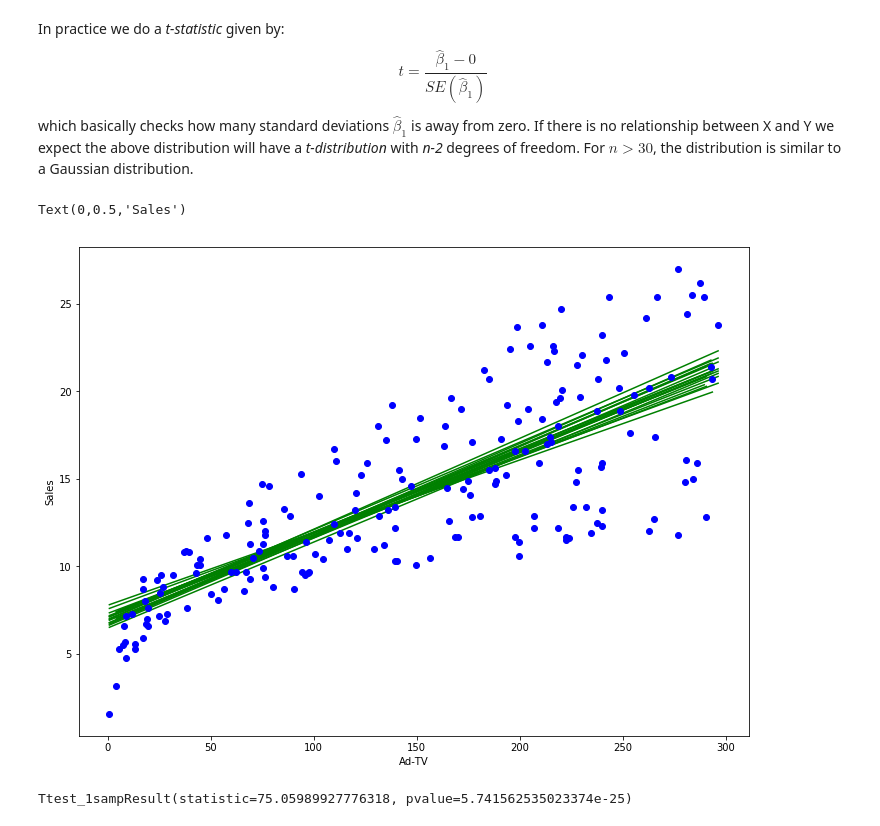
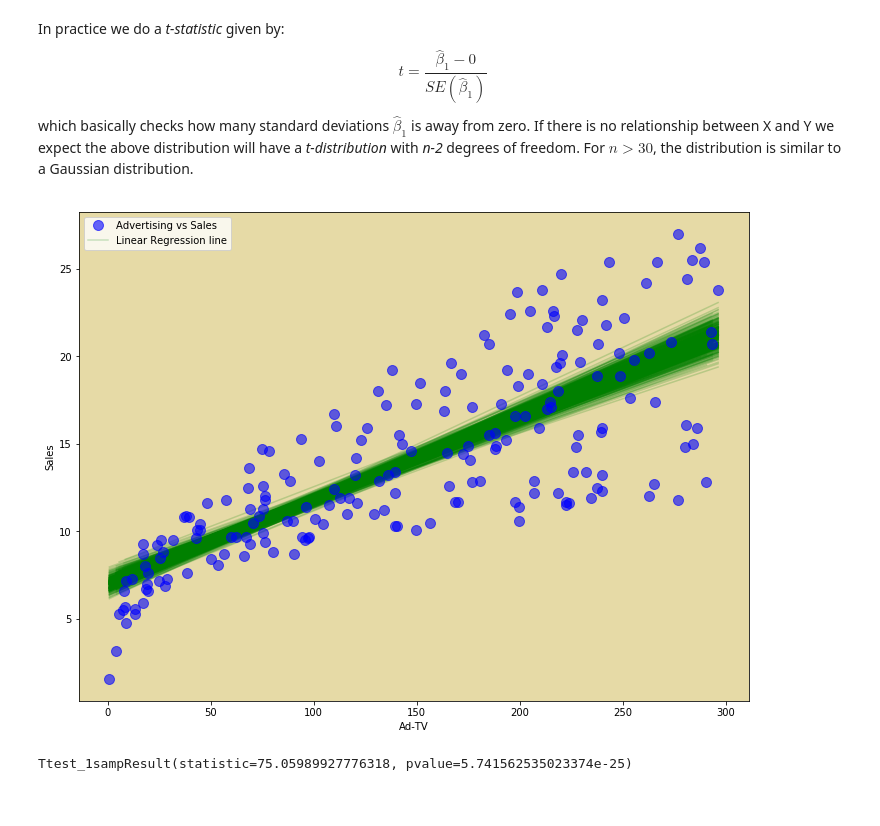
Before and after one commit to nathdipankar/Statistical-Learning, a Jupyter notebook: LinearRegression/LinearRegressionNotebook.ipynb, the cells around one changed output. Cells and saved outputs as stored; diff of their text form; code cells hidden in the pictures.

Commit message:
Graph modified

```diff
--- a/LinearRegression/LinearRegressionNotebook.ipynb
+++ b/LinearRegression/LinearRegressionNotebook.ipynb
@@ -154,27 +154,30 @@ which basically checks how many standard deviations $\hat{\beta}_1$ is away from
 # %%
 coefficient = []
 intercept = []
-plt.figure(figsize = (12,9))
-for i in range(20):
+fig, ax = plt.subplots(1, 1, figsize = (12,9))
+for i in range(500):
     linear_reg = linear_model.LinearRegression()
     random_indice = np.random.randint(0, 199, 200 )
     x_random = ad_TV[random_indice]
     y_random = sales[random_indice]
     linear_reg = linear_reg.fit(x_random, y_random)
     y_predict = linear_reg.predict(x_random)
     x_random = list(x_random)
     y_predict = list(y_predict)
     L = sorted(zip(x_random,y_predict), key=operator.itemgetter(0))
     x_sort, y_sort = zip(*L)
     coefficient.append(linear_reg.coef_[0][0])
     intercept.append(linear_reg.intercept_[0])
-    plt.plot(np.array(x_sort)[:,0], np.array(y_sort)[:,0], 'g')
-plt.plot(ad_TV, sales, 'bo', label = 'Advertising vs Sales')
-plt.xlabel('Ad-TV')
-plt.ylabel('Sales')
+    ax.plot(np.array(x_sort)[:,0], np.array(y_sort)[:,0], 'g',  alpha = 0.2)
+ax.plot(ad_TV, sales, 'bo', label = 'Advertising vs Sales', alpha = 0.6, markersize = 10)
+ax.plot(np.array(x_sort)[:,0], np.array(y_sort)[:,0], 'g', label = 'Linear Regression line',  alpha = 0.2)
+ax.legend(loc='best')
+ax.set_xlabel('Ad-TV')
+ax.set_ylabel('Sales')
+ax.set_facecolor('xkcd:beige')
+ax.
 # %% [output]
-Text(0,0.5,'Sales')
-[figure, old version]
+[figure, new version]
 # %%
 from scipy.stats import ttest_1samp, sem
 # %%
```
Also changed, not shown: parts of 1 cell of this notebook, 1 other file.
